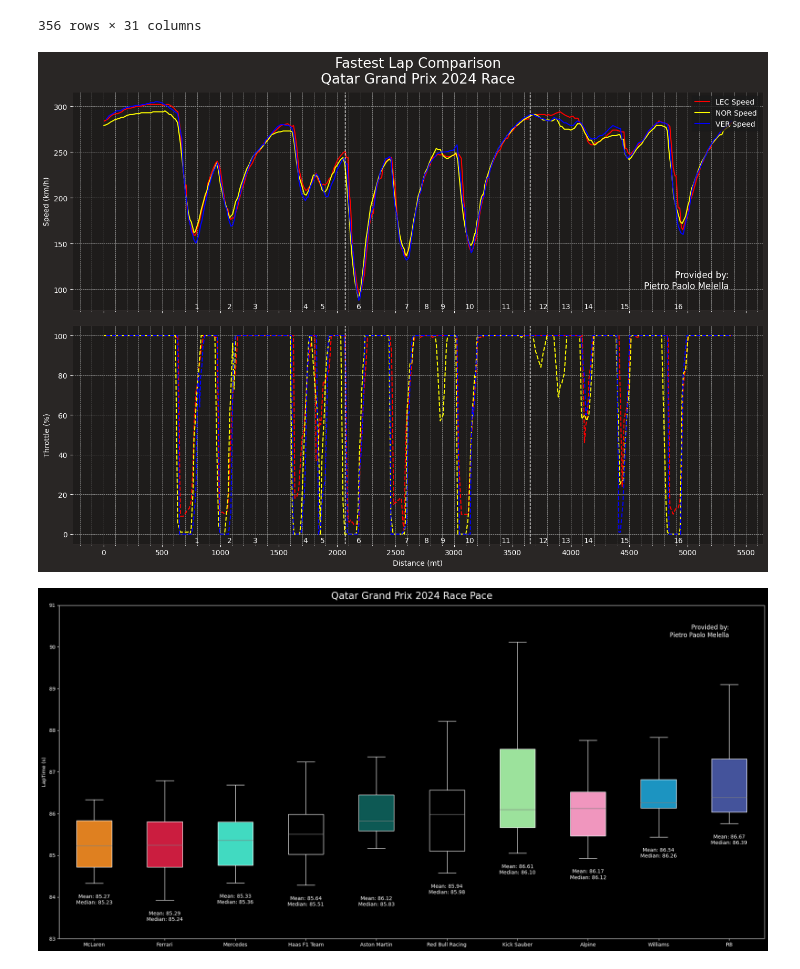
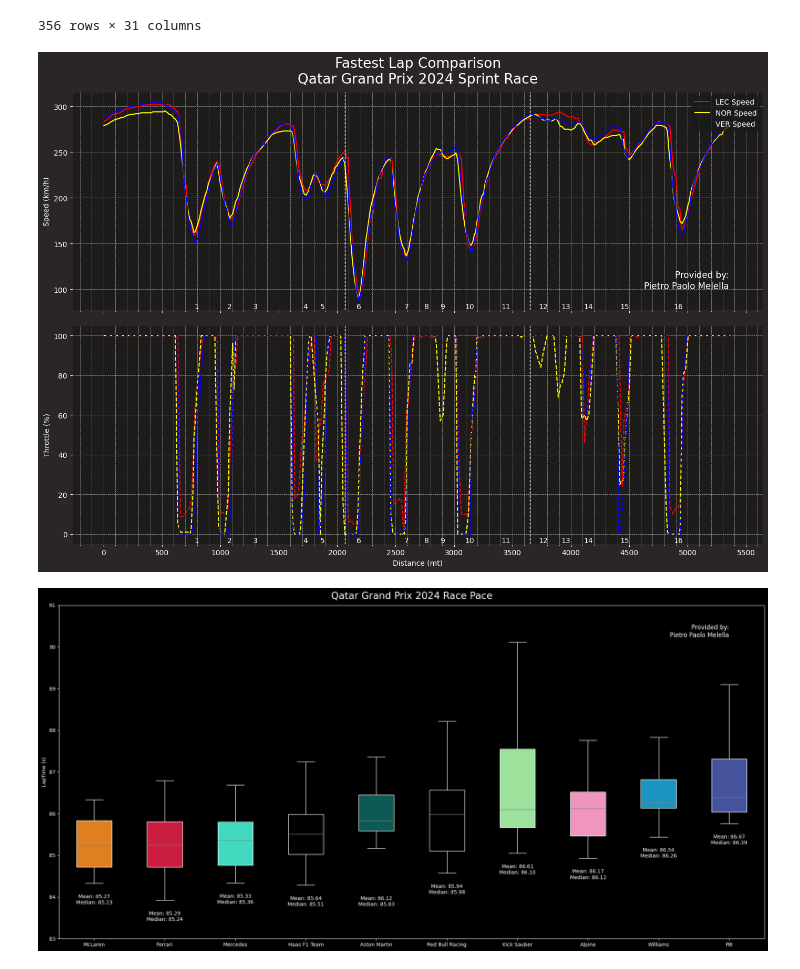
Before and after one commit to QuantumGhost98/F1, a Jupyter notebook: Qatar/Qatar_SRace.ipynb, the cells around one changed output. Saved outputs shown, nothing was run; the diff lists cells and outputs as text; code cells hidden in the pictures.

```diff
--- a/Qatar/Qatar_SRace.ipynb
+++ b/Qatar/Qatar_SRace.ipynb
@@ -172,7 +172,7 @@ ax1.tick_params(axis='y', colors='white')
 ax1.tick_params(axis='x', colors='white')
 ax1.grid(which='both', linestyle='--', linewidth=0.5)
 ax1.legend(loc='upper right')
-ax1.set_title(f"Fastest Lap Comparison\n{session.event['EventName']} {session.event.year} Race", color='white')
+ax1.set_title(f"Fastest Lap Comparison\n{session.event['EventName']} {session.event.year} Sprint Race", color='white')
 ax1.xaxis.set_major_locator(ticker.MultipleLocator(500))
 ax1.xaxis.set_minor_locator(ticker.MultipleLocator(100))
 
@@ -185,34 +185,34 @@ ax1.text(
 # Annotate with corner numbers on ax1
 for corner, number in zip(corner_distances, corner_numbers):
     ax1.text(corner, ax1.get_ylim()[0], str(number), color='white', fontsize=10, verticalalignment='bottom', horizontalalignment='center')
 
 # Plot Throttle on the second subplot
 ax2.plot(LEC_tel['Distance'], LEC_tel['Throttle'], color='red', linestyle='--', label='LEC Throttle')
 ax2.plot(NOR_tel['Distance'], NOR_tel['Throttle'], color='yellow', linestyle='--', label='NOR Throttle')
 ax2.plot(VER_tel['Distance'], VER_tel['Throttle'], color='blue', linestyle='--', label='VER Throttle')
 ax2.set_xlabel('Distance (mt)', color='white')
 ax2.set_ylabel('Throttle (%)', color='white')
 ax2.tick_params(axis='y', colors='white')
 ax2.tick_params(axis='x', colors='white')
 ax2.grid(which='both', linestyle='--', linewidth=0.5)
 ax2.xaxis.set_major_locator(ticker.MultipleLocator(500))
 ax2.xaxis.set_minor_locator(ticker.MultipleLocator(100))
 
 # Annotate with corner numbers on ax2
 for corner, number in zip(corner_distances, corner_numbers):
     ax2.text(corner, ax2.get_ylim()[0], str(number), color='white', fontsize=10, verticalalignment='bottom', horizontalalignment='center')
 
 
 # Add custom vertical dashed lines for sectors to both subplots
 for ax in [ax1, ax2]:
     ax.axvline(x=sector1_end_distance, color='white', linestyle='--', linewidth=1, label='End of Sector 1')
     ax.axvline(x=sector2_end_distance, color='white', linestyle='--', linewidth=1, label='End of Sector 2')
 
 # Adjust layout
 plt.tight_layout()
 plt.show()
 # %% [output]
-[figure, old version]
+[figure, new version]
 # %%
 # First, calculate the mean and median times for each team
 transformed_laps.reset_index(drop=True, inplace=True)
```
Also changed, not shown: parts of 1 cell of this notebook.
